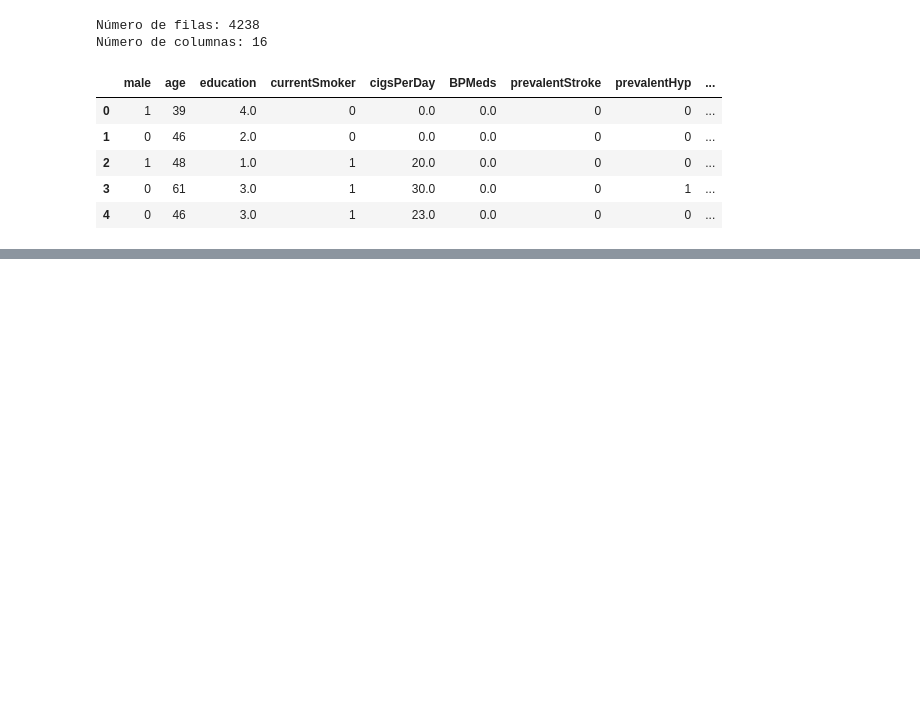
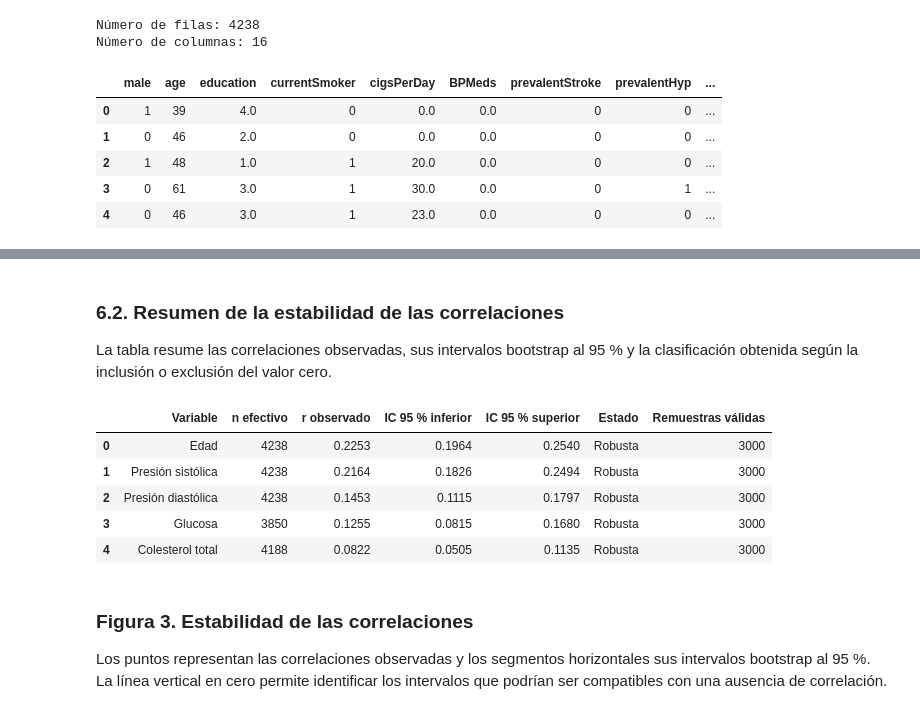
Before and after one commit to alexander-seor/MCDI501-Proyecto-Framingham, a Jupyter notebook: fase-3/sumativa-2/notebooks/sumativa_2_framingham.ipynb, the cells around one changed output, grey strips where cells are left out. Drawn from its saved outputs; the diff is of its cells as text; code cells hidden in the pictures; blank space fills up the shorter version.

```diff
--- a/fase-3/sumativa-2/notebooks/sumativa_2_framingham.ipynb
+++ b/fase-3/sumativa-2/notebooks/sumativa_2_framingham.ipynb
@@ -143,0 +847,53 @@ Número de columnas: 16
+# %% [markdown]
+### 6.2. Resumen de la estabilidad de las correlaciones
+
+La tabla resume las correlaciones observadas, sus intervalos bootstrap
+al 95 % y la clasificación obtenida según la inclusión o exclusión del
+valor cero.
+# %%
+filas_tabla_correlaciones = []
+
+for nombre, resultado in resultados_correlaciones.items():
+
+    filas_tabla_correlaciones.append({
+        "Variable": nombre,
+        "n efectivo": resultado["n"],
+        "r observado": resultado["r_observado"],
+        "IC 95 % inferior": resultado["ic_inferior"],
+        "IC 95 % superior": resultado["ic_superior"],
+        "Estado": (
+            "Robusta"
+            if resultado["robusta"]
+            else "Inestable"
+        ),
+        "Remuestras válidas": (
+            resultado["remuestras_validas"]
+        )
+    })
+
+tabla_correlaciones = pd.DataFrame(
+    filas_tabla_correlaciones
+)
+
+# Redondear solamente las columnas estadísticas
+tabla_correlaciones = tabla_correlaciones.round({
+    "r observado": 4,
+    "IC 95 % inferior": 4,
+    "IC 95 % superior": 4
+})
+
+display(tabla_correlaciones)
+# %% [output]
+|  | Variable | n efectivo | r observado | IC 95 % inferior | IC 95 % superior | Estado | Remuestras válidas |
+| 0 | Edad | 4238 | 0.2253 | 0.1964 | 0.2540 | Robusta | 3000 |
+| 1 | Presión sistólica | 4238 | 0.2164 | 0.1826 | 0.2494 | Robusta | 3000 |
+| 2 | Presión diastólica | 4238 | 0.1453 | 0.1115 | 0.1797 | Robusta | 3000 |
+| 3 | Glucosa | 3850 | 0.1255 | 0.0815 | 0.1680 | Robusta | 3000 |
+| 4 | Colesterol total | 4188 | 0.0822 | 0.0505 | 0.1135 | Robusta | 3000 |
+# %% [markdown]
+### Figura 3. Estabilidad de las correlaciones
+
+Los puntos representan las correlaciones observadas y los segmentos
+horizontales sus intervalos bootstrap al 95 %. La línea vertical en cero
+permite identificar los intervalos que podrían ser compatibles con una
+ausencia de correlación.
```
Also changed, not shown: parts of 41 cells of this notebook, 10 other files.
